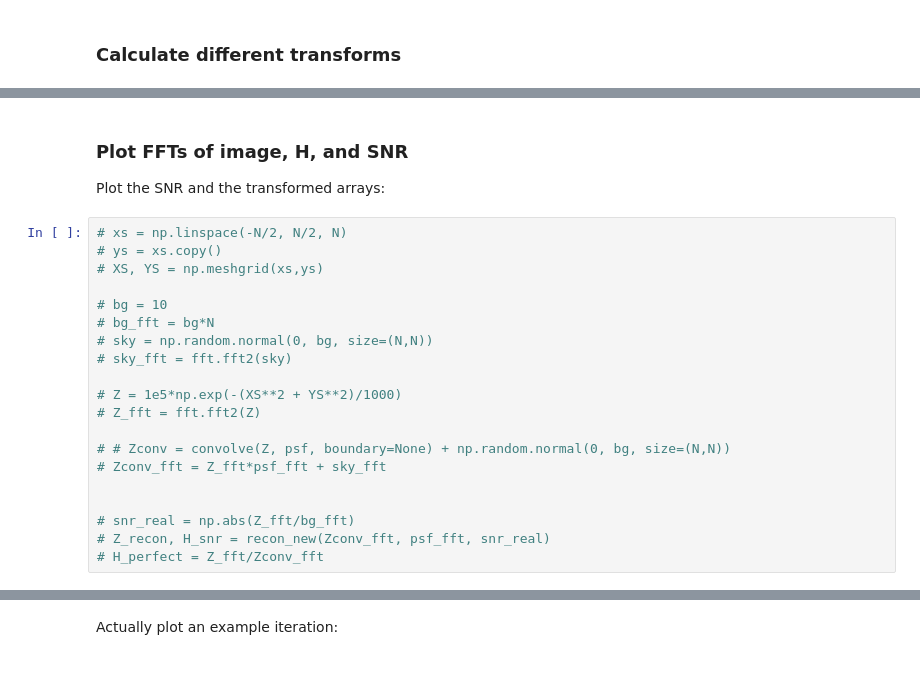
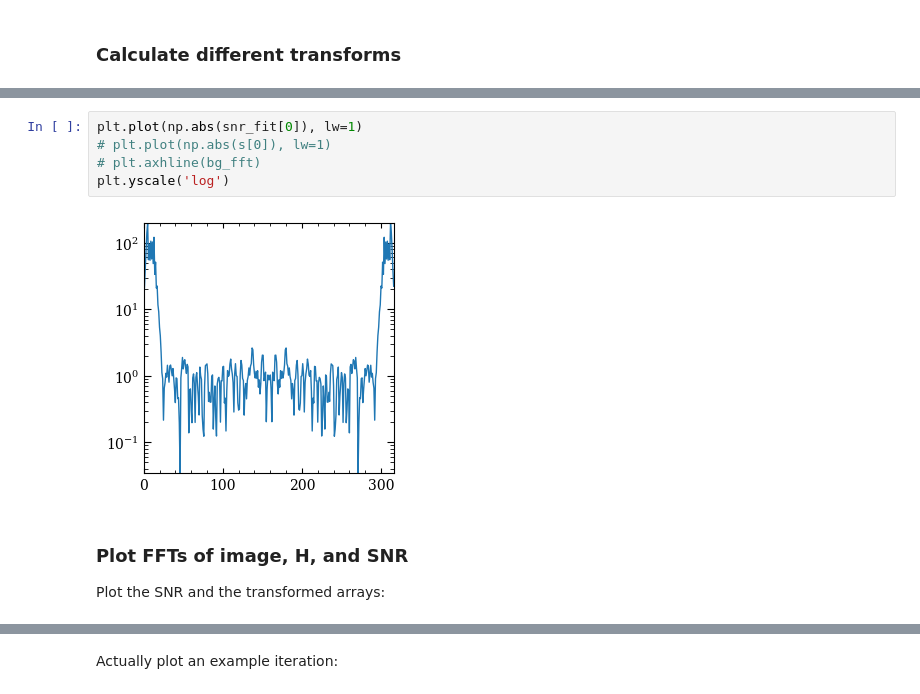
Before and after one commit to astro-nova/asymmetry, a Jupyter notebook: 4 Fourier New.ipynb, the cells around one changed output, grey strips where cells are left out. Cells and saved outputs as stored; diff of their text form.

```diff
--- a/4 Fourier New.ipynb
+++ b/4 Fourier New.ipynb
@@ -518,26 +592,13 @@ plt.imshow(np.real(fft.ifft2(new_img_fit)), vmin=-250, vmax=1800)
+# %%
+plt.plot(np.abs(snr_fit[0]), lw=1)
+# plt.plot(np.abs(s[0]), lw=1)
+# plt.axhline(bg_fft)
+plt.yscale('log')
+# %% [output]
+[figure, added]
 # %% [markdown]
 ### Plot FFTs of image, H, and SNR
 Plot the SNR and the transformed arrays:
-# %%
-# xs = np.linspace(-N/2, N/2, N)
-# ys = xs.copy()
-# XS, YS = np.meshgrid(xs,ys)
-
-# bg = 10
-# bg_fft = bg*N
-# sky = np.random.normal(0, bg, size=(N,N))
-# sky_fft = fft.fft2(sky)
-
-# Z = 1e5*np.exp(-(XS**2 + YS**2)/1000)
-# Z_fft = fft.fft2(Z)
-
-# # Zconv = convolve(Z, psf, boundary=None) + np.random.normal(0, bg, size=(N,N))
-# Zconv_fft = Z_fft*psf_fft + sky_fft
-
-
-# snr_real = np.abs(Z_fft/bg_fft)
-# Z_recon, H_snr = recon_new(Zconv_fft, psf_fft, snr_real)
-# H_perfect = Z_fft/Zconv_fft
 # %%
 fig, axs = plt.subplots(1,3,figsize=(15,4))
 
```
Also changed, not shown: parts of 13 cells of this notebook, 3 other files.
